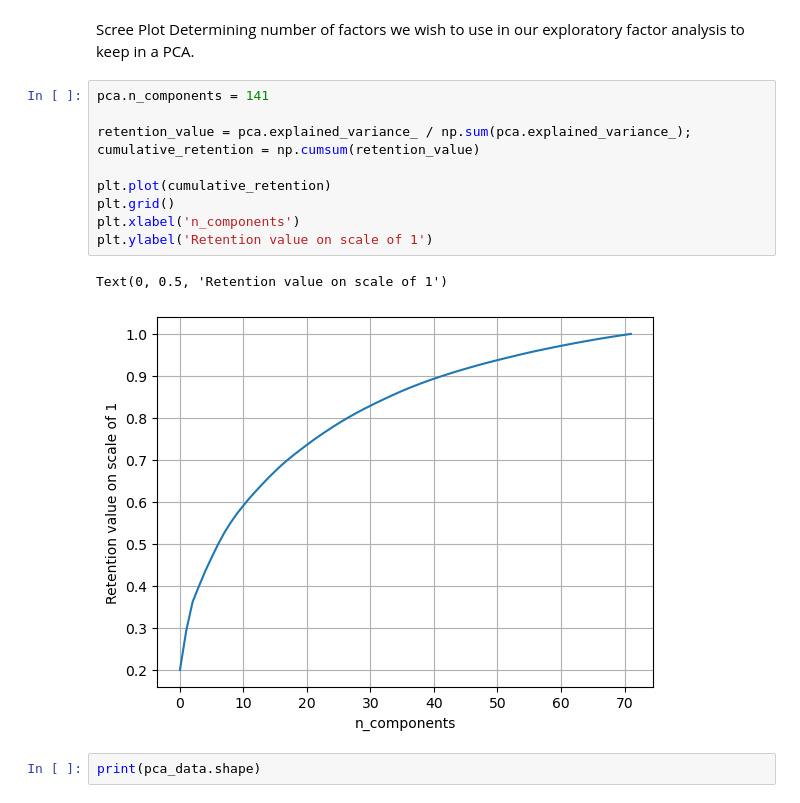
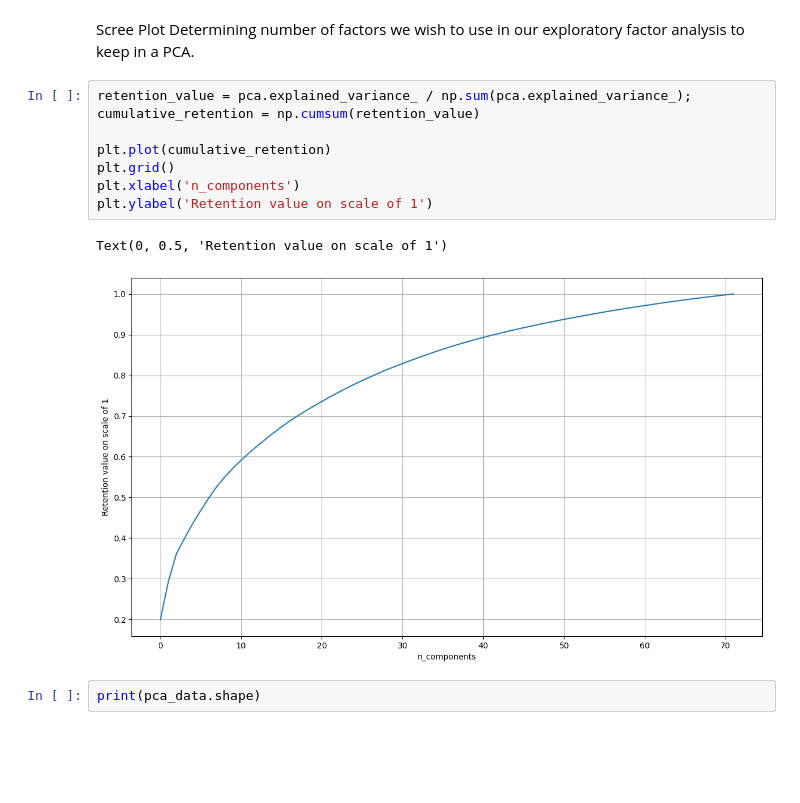
Before and after one commit to 25ohms/scotiabankfrauddetection, a Jupyter notebook: test.ipynb, the cells around one changed output. Cells and saved outputs as stored; diff of their text form; blank space fills up the shorter version.

Commit message:
Finalized model and data visualization

```diff
--- a/test.ipynb
+++ b/test.ipynb
@@ -229,18 +239,16 @@ print(pca_data)
 Scree Plot
 Determining number of factors we wish to use in our exploratory factor analysis to keep in a PCA.
 # %%
-pca.n_components = 141
-
 retention_value = pca.explained_variance_ / np.sum(pca.explained_variance_);
 cumulative_retention = np.cumsum(retention_value)
 
 plt.plot(cumulative_retention)
 plt.grid()
 plt.xlabel('n_components')
 plt.ylabel('Retention value on scale of 1')
 # %% [output]
 Text(0, 0.5, 'Retention value on scale of 1')
-[figure, old version]
+[figure, new version]
 # %%
 print(pca_data.shape)
 # %% [output]
```
Also changed, not shown: parts of 24 cells of this notebook, 1 other file.
